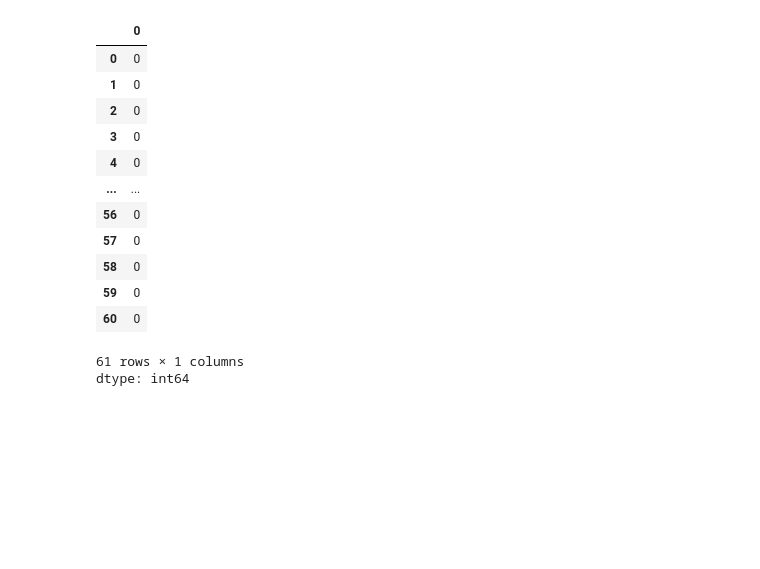
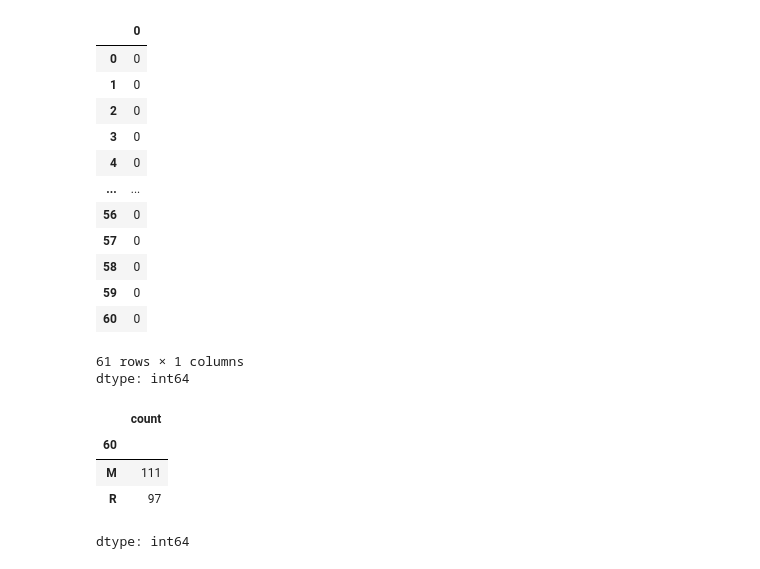
Before and after one commit to kumartusha/Machine_Learning_Fundamentals, a Jupyter notebook: ML_Projects/Project_1_Sonar_Rock_Mine_Prediction/Rock_Mine_Prediction.ipynb, the cells around one changed output. Drawn from its saved outputs; the diff is of its cells as text; code cells hidden in the pictures; blank space fills up the shorter version.

```diff
--- a/ML_Projects/Project_1_Sonar_Rock_Mine_Prediction/Rock_Mine_Prediction.ipynb
+++ b/ML_Projects/Project_1_Sonar_Rock_Mine_Prediction/Rock_Mine_Prediction.ipynb
@@ -54,3 +54,11 @@ dataset.isnull().sum()   # check the null Value..
 | 60 | 0 |
 61 rows × 1 columns
 dtype: int64
+# %%
+dataset[60].value_counts()   # count the values from the dataset
+# %% [output]
+|  | count |
+| 60 |  |
+| M | 111 |
+| R | 97 |
+dtype: int64
```
Also changed, not shown: parts of 16 cells of this notebook.
